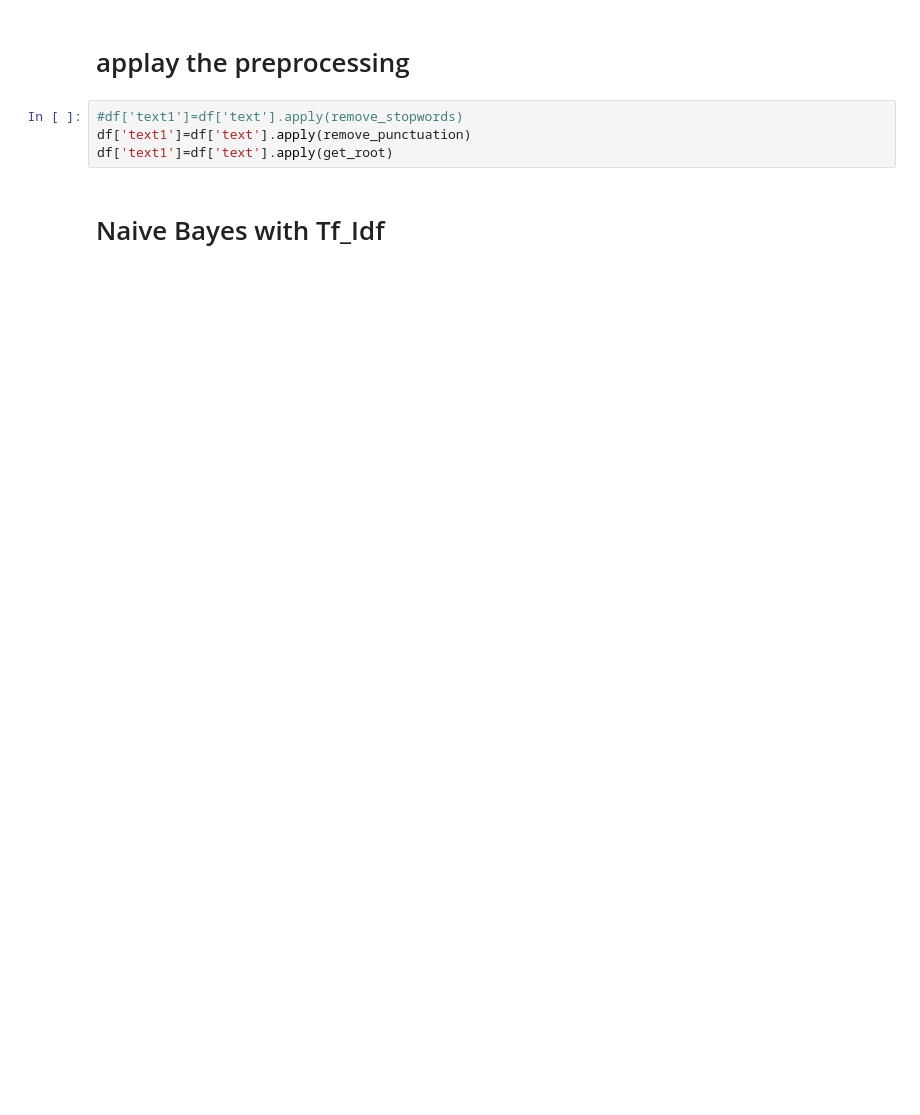
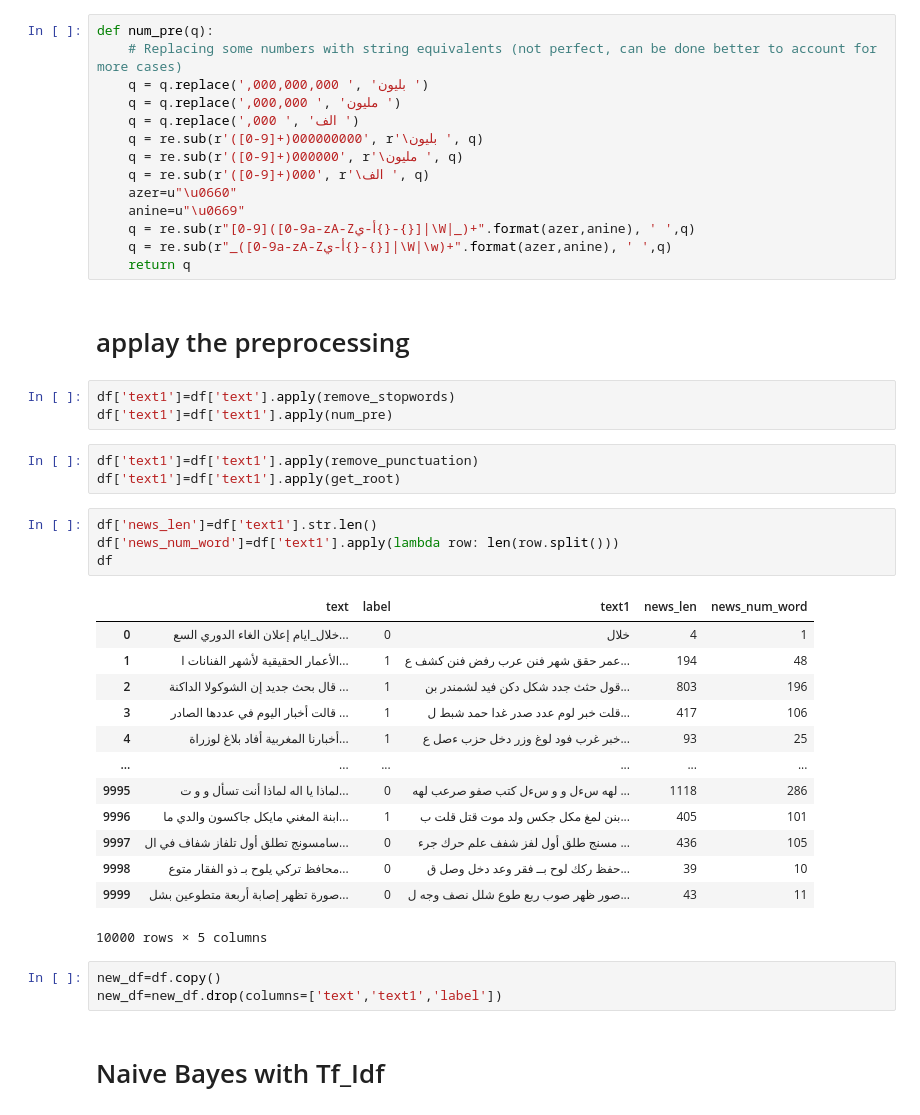
Before and after one commit to wshehab99/arabic-fake-news-detection, a Jupyter notebook: fake_news_detection_arabic.ipynb, the cells around one changed output. Saved outputs shown, nothing was run; the diff lists cells and outputs as text; blank space fills up the shorter version.

```diff
--- a/fake_news_detection_arabic .ipynb
+++ b/fake_news_detection_arabic.ipynb
@@ -230,12 +229,49 @@ def get_root(text):
         arabic_stemmer.light_stem(word)
         results.append(arabic_stemmer.get_root())
     return " ".join(results)
+# %%
+def num_pre(q):
+    # Replacing some numbers with string equivalents (not perfect, can be done better to account for more cases)
+    q = q.replace(',000,000,000 ', 'بليون ')
+    q = q.replace(',000,000 ', 'مليون ')
+    q = q.replace(',000 ', 'الف ')
+    q = re.sub(r'([0-9]+)000000000', r'\بليون ', q)
+    q = re.sub(r'([0-9]+)000000', r'\مليون ', q)
+    q = re.sub(r'([0-9]+)000', r'\الف ', q)
+    azer=u"\u0660"
+    anine=u"\u0669"
+    q = re.sub(r"[0-9]([0-9a-zA-Zأ-ي{}-{}]|\W|_)+".format(azer,anine), ' ',q)
+    q = re.sub(r"_([0-9a-zA-Zأ-ي{}-{}]|\W|\w)+".format(azer,anine), ' ',q)
+    return q
 # %% [markdown]
 # applay the preprocessing
+# %%
+df['text1']=df['text'].apply(remove_stopwords)
+df['text1']=df['text1'].apply(num_pre)
 # %%
-#df['text1']=df['text'].apply(remove_stopwords)
-df['text1']=df['text'].apply(remove_punctuation)
-df['text1']=df['text'].apply(get_root)
+df['text1']=df['text1'].apply(remove_punctuation)
+df['text1']=df['text1'].apply(get_root)
+# %%
+df['news_len']=df['text1'].str.len()
+df['news_num_word']=df['text1'].apply(lambda row: len(row.split()))
+df
+# %% [output]
+|  | text | label | text1 | news_len | news_num_word |
+| 0 | خلال_ايام إعلان الغاء الدوري السع... | 0 | خلال | 4 | 1 |
+| 1 | الأعمار الحقيقية لأشهر الفنانات ا... | 1 | عمر حقق شهر فنن عرب رفض فنن كشف ع... | 194 | 48 |
+| 2 | قال بحث جديد إن الشوكولا الداكنة ... | 1 | قول حثث جدد شكل دكن فيد لشمندر بن... | 803 | 196 |
+| 3 | قالت أخبار اليوم في عددها الصادر ... | 1 | قلت خبر لوم عدد صدر غدا حمد شبط ل... | 417 | 106 |
+| 4 | أخبارنا المغربية أفاد بلاغ لوزراة... | 1 | خبر غرب فود لوغ وزر دخل حزب ءصل ع... | 93 | 25 |
+| ... | ... | ... | ... | ... | ... |
+| 9995 | لماذا يا اله لماذا أنت تسأل و و ت... | 0 | لهه سءل و و سءل كتب صفو صرعب لهه ... | 1118 | 286 |
+| 9996 | ابنة المغني مايكل جاكسون والدي ما... | 1 | بنن لمغ مكل جكس ولد موت قتل قلت ب... | 405 | 101 |
+| 9997 | سامسونج تطلق أول تلفاز شفاف في ال... | 0 | مسنج طلق أول لفز شفف علم حرك جرء ... | 436 | 105 |
+| 9998 | محافظ تركي يلوح بـ ذو الفقار متوع... | 0 | حفظ ركك لوح بــ فقر وعد دخل وصل ق... | 39 | 10 |
+| 9999 | صورة تظهر إصابة أربعة متطوعين بشل... | 0 | صور ظهر صوب ربع طوع شلل نصف وجه ل... | 43 | 11 |
+10000 rows × 5 columns
+# %%
+new_df=df.copy()
+new_df=new_df.drop(columns=['text','text1','label'])
 # %% [markdown]
 # Naive Bayes with Tf_Idf
 # %%
```
Also changed, not shown: parts of 27 cells of this notebook, 1 other file.
